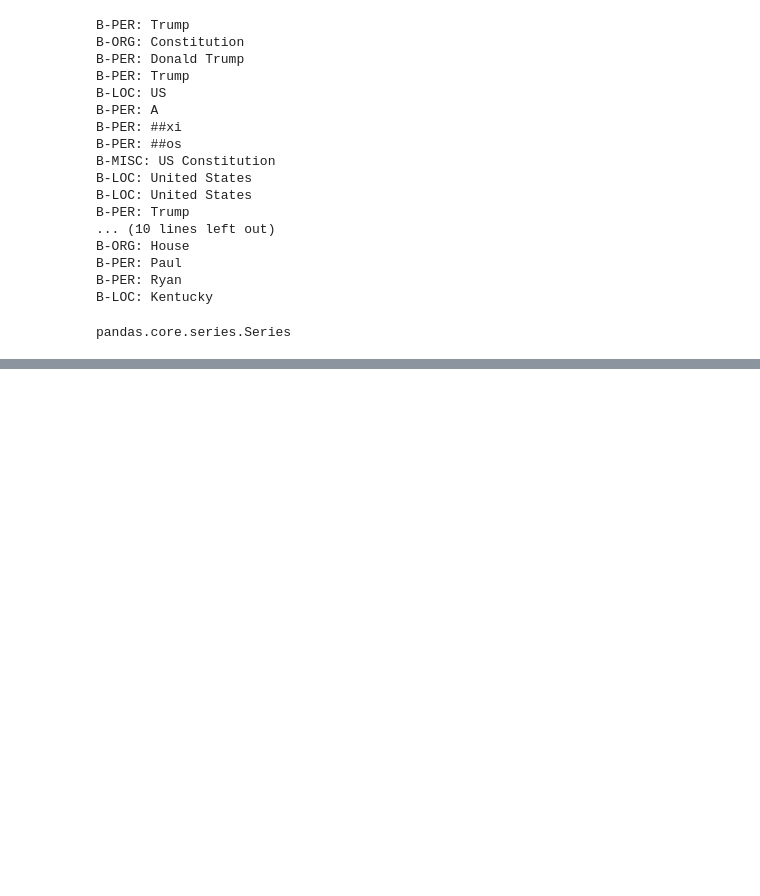
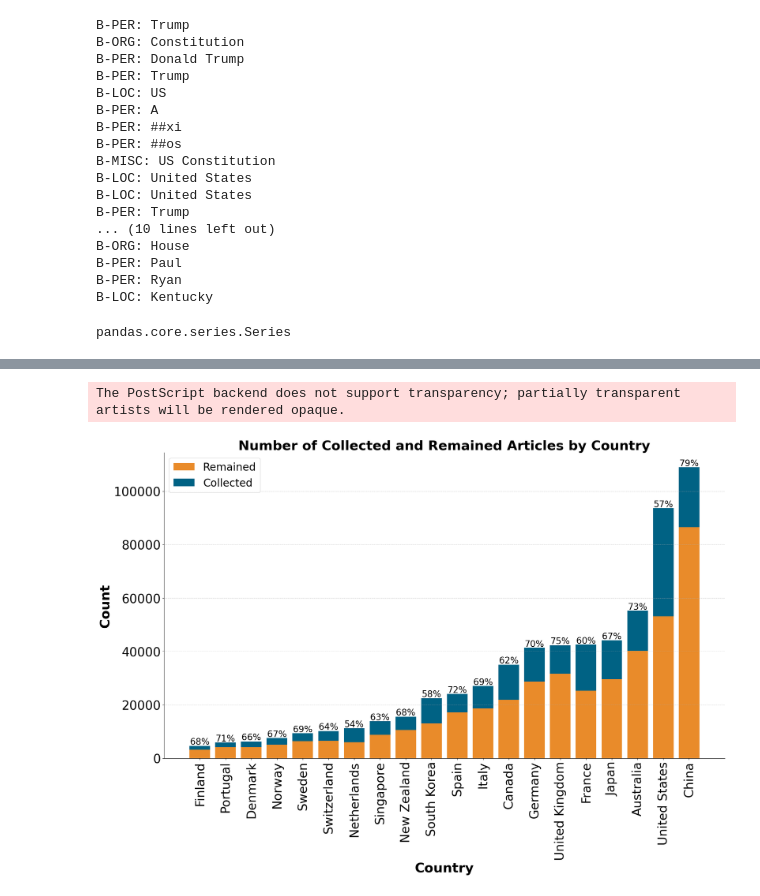
Before and after one commit to whshw/ContextualSentimentInvestmentTool, a Jupyter notebook: Part 2 NER/ner_results_processing.ipynb, the cells around one changed output, grey strips where cells are left out. Cells and saved outputs as stored; diff of their text form; code cells hidden in the pictures; blank space fills up the shorter version.

```diff
--- a/Part 2 NER/ner_results_processing.ipynb
+++ b/Part 2 NER/ner_results_processing.ipynb
@@ -74,8 +76,8 @@ def text_display(text):
 # CNN NER结果分析
 # %%
 # 读取数据
-cnn_articles_path = '../Data/Articles/CNNArticles/*.csv'
-cnn_ner_path = '../Data/NER/count_3/CNN_NER_Results/*.csv'
+cnn_articles_path = '../Data/Articles/ReutersArticles/*.csv'
+cnn_ner_path = '../Data/NER_Entity/*.csv'
 
 lst_files = []
 for fname in glob.glob(cnn_ner_path):
@@ -92,7 +94,7 @@ lst_files_articles = sorted(lst_files_articles)
 
 all_selected_articles = []
 # 读取数据
-for i in range(1, 2):
+for i in range(0, 1):
     file_ner = lst_files[i]
     file_articles = lst_files_articles[i]
 
@@ -185,0 +267,62 @@ pandas.core.series.Series
+# %%
+import matplotlib.pyplot as plt
+import numpy as np
+
+# 数据
+countries = ['Australia', 'Canada', 'China', 'Denmark', 'Finland', 'France', 'Germany', 'Italy', 'Japan',
+             'Netherlands', 'New Zealand', 'Norway', 'Portugal', 'Singapore', 'South Korea', 'Spain',
+             'Sweden', 'Switzerland', 'United Kingdom', 'United States']
+collected = [55269, 35100, 108997, 6333, 4677, 42489, 41345, 27067, 44227, 11260, 15606, 7623, 5895, 13917, 22503, 24087, 9372, 10264, 42365, 93632]
+remained = [40178, 21832, 86560, 4157, 3191, 25326, 28778, 18695, 29598, 6057, 10626, 5119, 4183, 8784, 13063, 17286, 6420, 6524, 31582, 53093]
+ratio = [73, 62, 79, 66, 68, 60, 70, 69, 67, 54, 68, 67, 71, 63, 58, 72, 69, 64, 75, 57]
+
+# 排序数据
+sorted_indices = np.argsort(collected)
+sorted_countries = [countries[i] for i in sorted_indices]
+sorted_collected = [collected[i] - remained[i] for i in sorted_indices]
+sorted_remained = [remained[i] for i in sorted_indices]
+sorted_ratio = [ratio[i] for i in sorted_indices]
+
+# Calculate the ratio for each country
+# ratios = [(r / (c + r)) * 100 for c, r in zip(sorted_collected, sorted_remained)]
+
+
+# Plotting the data with corrected stacked bars
+plt.figure(figsize=(20, 14))
+
+# Bar plots
+# First plot the 'remained' data as the bottom bars
+p1 = plt.bar(sorted_countries, sorted_remained, color='#E98B2A', label='Remained')
+# Then plot the 'collected' data on top of it
+p2 = plt.bar(sorted_countries, sorted_collected, color='#006284', bottom=sorted_remained, label='Collected')
+
+# Labels and title
+plt.xlabel('Country', fontsize=30, fontweight='bold')
+plt.ylabel('Count', fontsize=30, fontweight='bold')
+# title 加粗
+plt.title('Number of Collected and Remained Articles by Country', fontsize=30, fontweight='bold')
+plt.xticks(rotation=90, fontsize=28)  # Rotate the labels for better visibility
+plt.yticks(fontsize=28)
+
+# Legend
+plt.legend(fontsize=24)
+
+# Text annotations on bars
+for i, (c, r, ratio) in enumerate(zip(sorted_collected, sorted_remained, sorted_ratio)):
+    plt.text(i, c + r + 500, f"{ratio:.0f}%", ha='center', fontsize=20)
+
+# Remove right and top spines
+plt.gca().spines['right'].set_visible(False)
+plt.gca().spines['top'].set_visible(False)
+
+# Show grid
+plt.grid(axis='y', linestyle='--', alpha=0.6)
+
+# Save the plot
+plt.tight_layout()
+corrected_output_path_eps = '../Data/Images/fig4-2.eps'
+plt.savefig(corrected_output_path_eps)
+plt.show()
+# %% [output]
+The PostScript backend does not support transparency; partially transparent artists will be rendered opaque.
+[figure, added]
```
Also changed, not shown: parts of 8 cells of this notebook.
